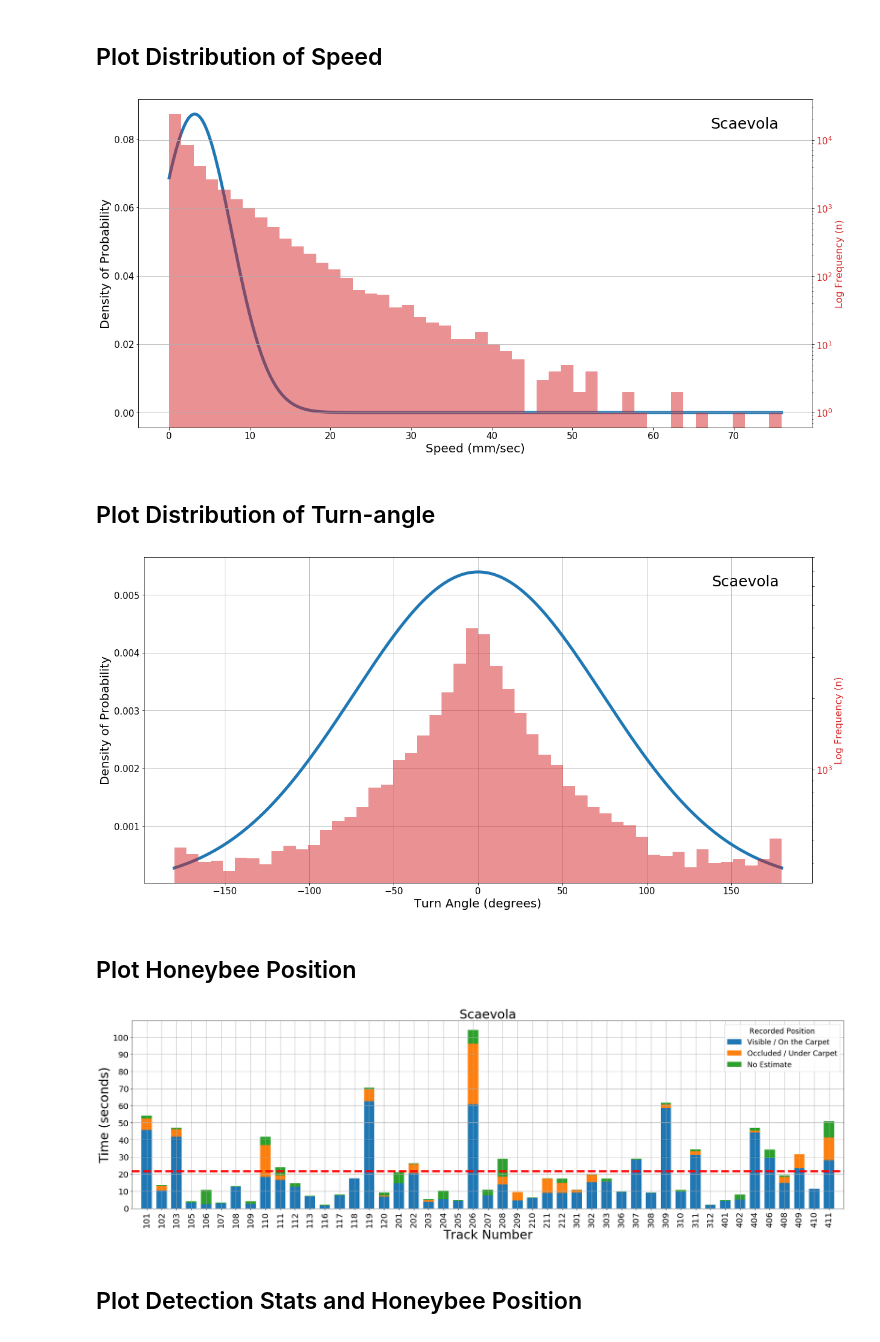
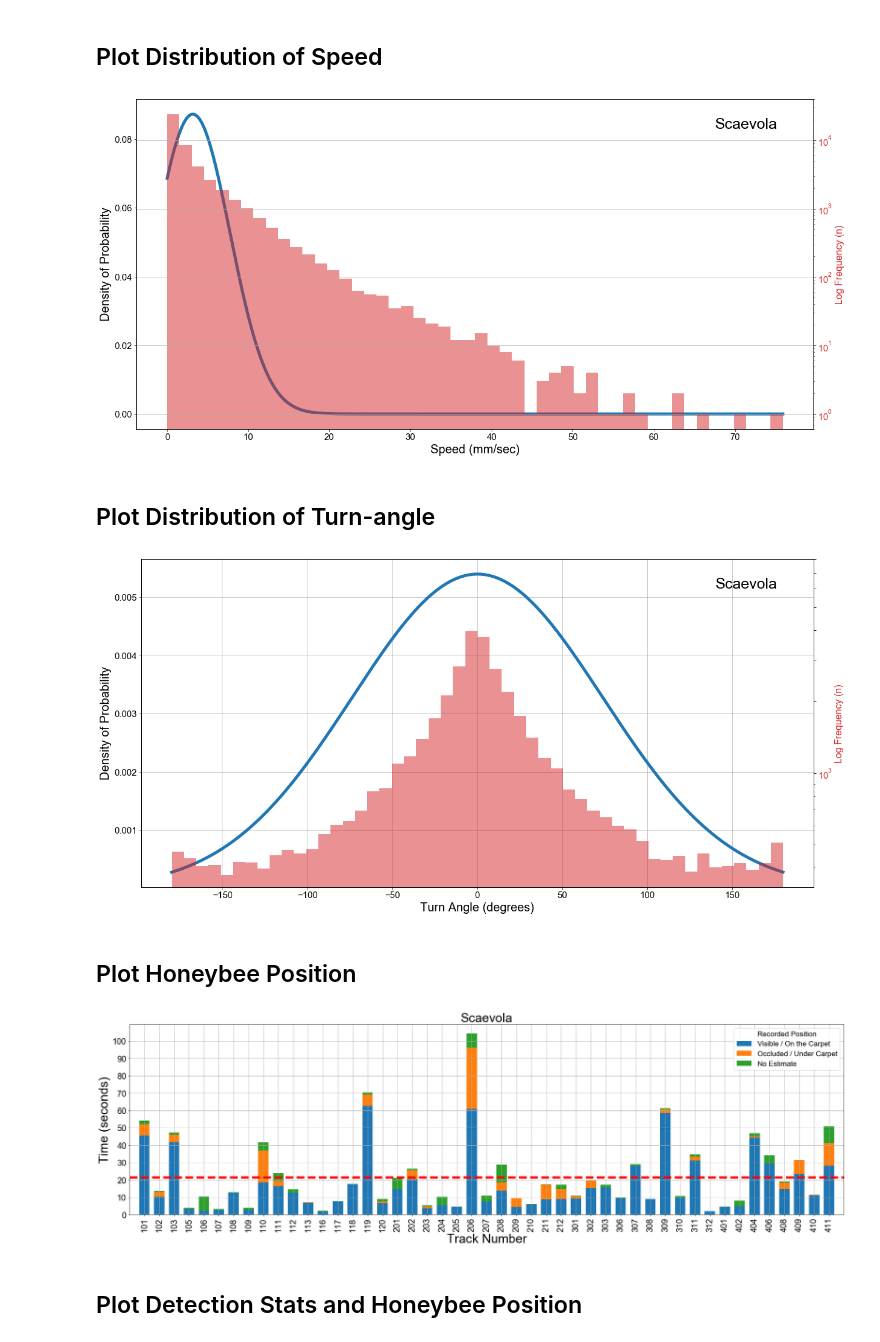
Before and after one commit to malikaratnayake/HyDaT_Tracker, a Jupyter notebook: Scaevola_analysis.ipynb, the cells around one changed output. Cells and saved outputs as stored; diff of their text form; code cells hidden in the pictures.

Commit message:
With graphs
Plotting graphs for Scaevola and Lamb's-ear with updated Font

```diff
--- a/Scaevola_analysis.ipynb
+++ b/Scaevola_analysis.ipynb
@@ -181,24 +185,24 @@ fig = plt.figure(figsize=(20,10))
 speed = all_bees['speed'].dropna()
 speed_pdf = stats.norm.pdf(sorted(speed), np.mean(speed), np.std(speed))
 plt.plot(sorted(speed),speed_pdf, linewidth =5, alpha = 1)
-plt.xlabel('Speed (mm/sec)', fontsize=20)
-plt.ylabel('Density of Probability', fontsize=20)
-plt.xticks(fontsize=15)
-plt.yticks(fontsize=15)
-plt.title('Scaevola', fontsize=25, x=0.9,y=0.9)
+plt.xlabel('Speed (mm/sec)', fontsize=20,fontname="Arial")
+plt.ylabel('Density of Probability', fontsize=20,fontname="Arial")
+plt.xticks(fontsize=15,fontname="Arial")
+plt.yticks(fontsize=15,fontname="Arial")
+plt.title('Scaevola', fontsize=25, x=0.9,y=0.9,fontname="Arial")
 
 ax2 = plt.twinx()
 color = 'tab:red'
-ax2.set_ylabel('Log Frequency (n)', color=color,fontsize=16)  # we already handled the x-label with ax1
+ax2.set_ylabel('Log Frequency (n)', color=color,fontsize=16,fontname="Arial")  # we already handled the x-label with ax1
 ax2.hist(speed, log=True, stacked = False, histtype='bar', normed = False , bins=50, color = color, alpha = 0.5)
 ax2.tick_params(axis='y', labelcolor=color,labelsize=15)
 
 plt.grid()
-plt.savefig('Scaevola_graphs/Scaevola_speed.pdf', format='pdf', dpi=600)
+plt.savefig('Scaevola_graphs/Scaevola_speed.png', format='png', dpi=450)
 
 plt.show()
 # %% [output]
-[figure, old version]
+[figure, new version]
 # %% [markdown]
 ## Plot Distribution of Turn-angle
 # %%
@@ -207,23 +211,23 @@ fig = plt.figure(figsize=(20,10))
 angle = all_bees['angle'].dropna()
 angle_pdf = stats.norm.pdf(sorted(angle), np.mean(angle), np.std(angle))
 plt.plot(sorted(angle),angle_pdf, linewidth =5)
-plt.xlabel('Turn Angle (degrees)', fontsize=20)
-plt.ylabel('Density of Probability', fontsize=20)
-plt.title('Scaevola', fontsize=25, x=0.9,y=0.9)
+plt.xlabel('Turn Angle (degrees)', fontsize=20,fontname="Arial")
+plt.ylabel('Density of Probability', fontsize=20,fontname="Arial")
+plt.title('Scaevola', fontsize=25, x=0.9,y=0.9,fontname="Arial")
 plt.xticks(fontsize=15)
 plt.yticks(fontsize=15)
 plt.grid(True)
 ax2 = plt.twinx()
 color = 'tab:red'
-ax2.set_ylabel('Log Frequency (n)', color=color,fontsize=16 )  # we already handled the x-label with ax1
+ax2.set_ylabel('Log Frequency (n)', color=color,fontsize=16,fontname="Arial" )  # we already handled the x-label with ax1
 ax2.hist(angle, log=True, stacked = False, histtype='bar', normed = False , bins=50, color = color, alpha = 0.5)
 ax2.tick_params(axis='y', labelcolor=color,labelsize=15)
 ax2.set_yticks([1000,2000,3000,4000,5000,6000,7000,8000])
-plt.savefig('Scaevola_graphs/Scaevola_turnangle.pdf', format='pdf', dpi=600)
+plt.savefig('Scaevola_graphs/Scaevola_turnangle.png', format='png', dpi=450)
 
 plt.show()
 # %% [output]
-[figure, old version]
+[figure, new version]
 # %% [markdown]
 ## Plot Honeybee Position
 # %%
@@ -247,27 +251,27 @@ mean_time = bee_details.nframes.mean()/fps
 # %%
 plt.figure(figsize=(25,8))
 p1 = plt.bar(bee_details.bee_num, bee_details.recorded/fps, width = 0.7, align='center')
 p2 = plt.bar(bee_details.bee_num, bee_details.under_carpet/fps, width = 0.7, align='center', bottom = (bee_details.recorded/60))
 p3 = plt.bar(bee_details.bee_num, (bee_details.nframes-bee_details.recorded-bee_details.under_carpet)/60, width = 0.7, align='center', bottom = (bee_details.recorded+bee_details.under_carpet)/60)
 plt.grid()
 plt.xlim(-1,47)
-plt.title('Scaevola', fontsize=30)
-plt.xlabel('Track Number', fontsize=30)
-plt.ylabel('Time (seconds)', fontsize=30)
-plt.xticks(rotation='vertical', fontsize = 20)
-plt.yticks(np.arange(0,110,10), fontsize = 20)
+plt.title('Scaevola', fontsize=30,fontname="Arial")
+plt.xlabel('Track Number', fontsize=30,fontname="Arial")
+plt.ylabel('Time (seconds)', fontsize=30,fontname="Arial")
+plt.xticks(rotation='vertical', fontsize = 20,fontname="Arial")
+plt.yticks(np.arange(0,110,10), fontsize = 20,fontname="Arial")
 #
 ax2 = plt.gca()
 color = 'tab:red'
 ax2.plot([-1,47],[mean_time,mean_time], color = 'r', linewidth = 5, linestyle = '--', label = 'cc')
 plt.legend((p1[0], p2[0],p3[0]), ('Visible / On the Carpet', 'Occluded / Under Carpet','No Estimate'),title = 'Recorded Position', title_fontsize= 'xx-large' , fontsize = 'xx-large' )
 
 
 plt.tight_layout()
-plt.savefig('Scaevola_graphs/Scaevola_beeposition.pdf', format='pdf', dpi=600)
+plt.savefig('Scaevola_graphs/Scaevola_beeposition.png', format='png', dpi=600)
 plt.show()
 # %% [output]
-[figure, old version]
+[figure, new version]
 # %% [markdown]
 ## Plot Detection Stats and Honeybee Position
 # %%
```
Also changed, not shown: parts of 3 cells of this notebook, 22 other files.
